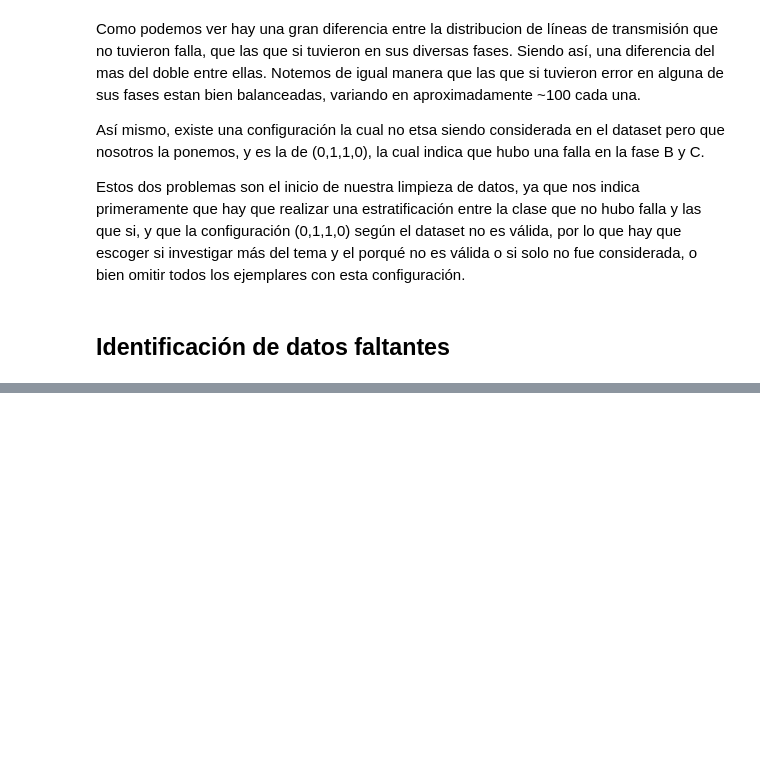
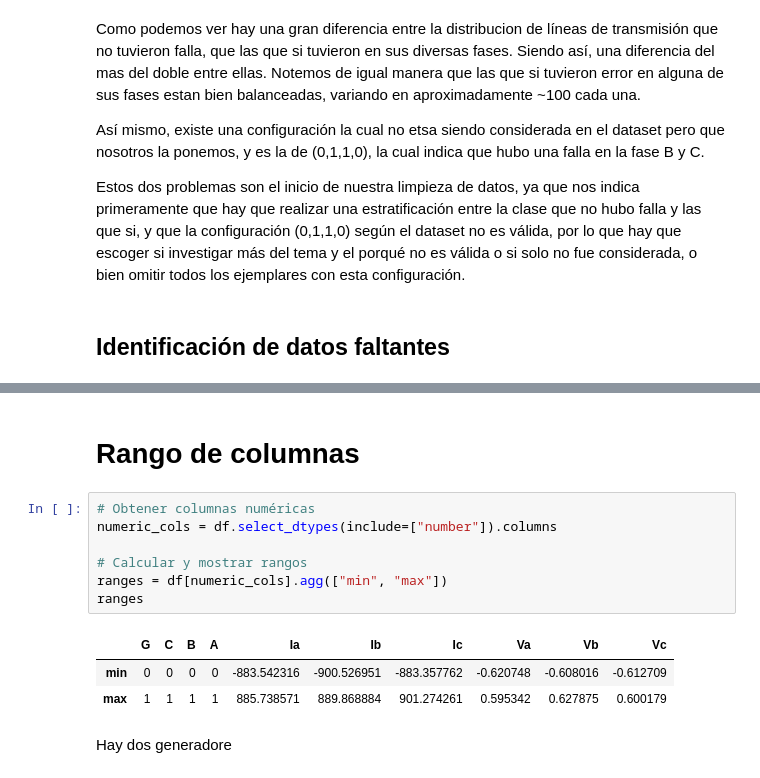
Before and after one commit to julian-rosas/red-neuronal-deteccion-fallas-energia, a Jupyter notebook: RedNeuronal.ipynb, the cells around one changed output, grey strips where cells are left out. Cells and saved outputs as stored; diff of their text form; blank space fills up the shorter version.

```diff
--- a/RedNeuronal.ipynb
+++ b/RedNeuronal.ipynb
@@ -120,0 +161,15 @@ Estos dos problemas son el inicio de nuestra limpieza de datos, ya que nos indic
+# %% [markdown]
+# Rango de columnas
+# %%
+# Obtener columnas numéricas
+numeric_cols = df.select_dtypes(include=["number"]).columns
+
+# Calcular y mostrar rangos
+ranges = df[numeric_cols].agg(["min", "max"])
+ranges
+# %% [output]
+|  | G | C | B | A | Ia | Ib | Ic | Va | Vb | Vc |
+| min | 0 | 0 | 0 | 0 | -883.542316 | -900.526951 | -883.357762 | -0.620748 | -0.608016 | -0.612709 |
+| max | 1 | 1 | 1 | 1 | 885.738571 | 889.868884 | 901.274261 | 0.595342 | 0.627875 | 0.600179 |
+# %% [markdown]
+Hay dos generadore
```
Also changed, not shown: parts of 3 cells of this notebook.
